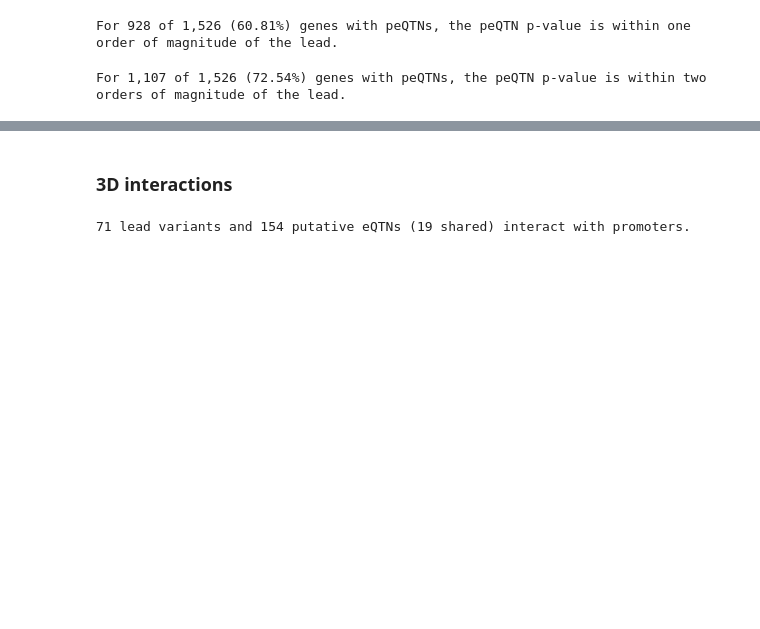
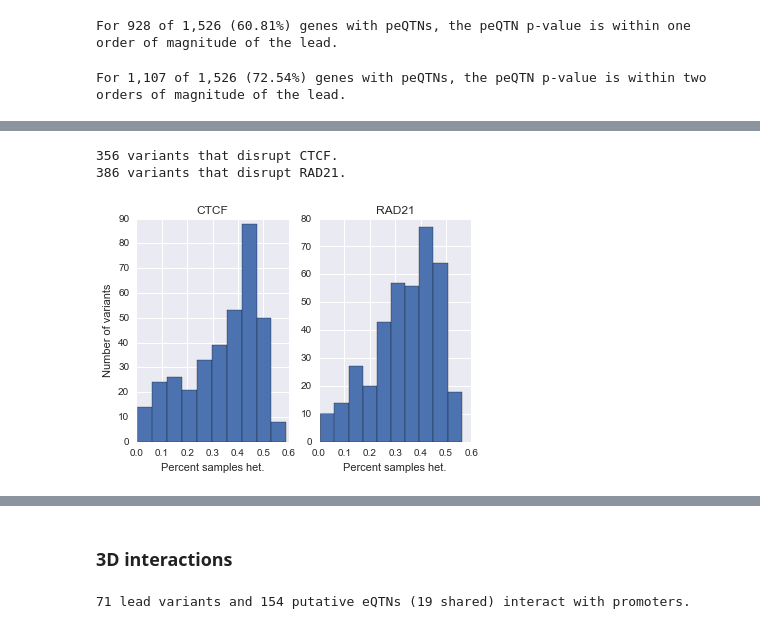
Before and after one commit to frazer-lab/cardips-ipsc-eqtl, a Jupyter notebook: notebooks/Fine Mapping.ipynb, the cells around one changed output, grey strips where cells are left out. Saved outputs shown, nothing was run; the diff lists cells and outputs as text; code cells hidden in the pictures; blank space fills up the shorter version.

```diff
--- a/notebooks/Fine Mapping.ipynb
+++ b/notebooks/Fine Mapping.ipynb
@@ -1166,2 +1111,0 @@ lead_peqtns.head()
-# %%
-tdf = lead_peqtns.ix[b]
@@ -1407,0 +1273,31 @@ For 1,107 of 1,526 (72.54%) genes with peQTNs, the peQTN p-value is within two o
+# %%
+tdf = gene_variants_f.copy(deep=True)
+# Disrupt known motif
+t = motif_disrupt.ix[set(tdf.location)]
+t = t[[x for x in t.columns if 'known' in x]]
+t = t.sum(axis=1)
+t = t[t > 0]
+tdf = tdf[tdf.location.apply(lambda x: x in set(t.index))]
+print(tdf.shape[0])
+# Within one order of magnitude of the lead
+tdf = tdf.merge(pvals_log, left_on='gene_id', right_index=True)
+tdf = tdf[tdf.pdiff < 1]
+print(tdf.shape[0])
+# DHS present in at least 11 lines
+tdf['dhs_count'] = tdf[[x for x in tdf.columns if 'dnase' in x]].sum(axis=1)
+tdf = tdf[tdf.dhs_count >= 11]
+print(tdf.shape[0])
+# Only SNVs
+tdf = tdf[tdf.ref.apply(lambda x: len(x)) == 1]
+tdf = tdf[tdf.alt.apply(lambda x: len(x)) == 1]
+print(tdf.shape[0])
+# Significant in Maurano
+tdf = tdf[tdf.location.apply(lambda x: x in set(tdf.location) &
+                             set(maurano_res[maurano_res['q.value_maurano'] < 0.05].index))]
+print(tdf.shape[0])
+# Not exonic
+tdf = tdf[tdf.exonic == False]
+print(tdf.shape[0])
+# Drop location duplicates
+tdf = tdf.drop_duplicates(subset='location')
+print(tdf.shape[0])
@@ -1407,0 +1420,2 @@ For 1,107 of 1,526 (72.54%) genes with peQTNs, the peQTN p-value is within two o
+# %%
+tdf = gene_variants_f[gene_variants_f.variant_type == 'snv']
@@ -1407,0 +1476,17 @@ For 1,107 of 1,526 (72.54%) genes with peQTNs, the peQTN p-value is within two o
+# %%
+print('{} variants that disrupt CTCF.'.format(ctcf_het.shape[0]))
+print('{} variants that disrupt RAD21.'.format(rad21_het.shape[0]))
+# %% [output]
+356 variants that disrupt CTCF.
+386 variants that disrupt RAD21.
+# %%
+fig,axs = plt.subplots(1, 2)
+ctcf_het.hist(ax=axs[0])
+axs[0].set_xlabel('Percent samples het.')
+axs[0].set_ylabel('Number of variants')
+axs[0].set_title('CTCF')
+rad21_het.hist(ax=axs[1])
+axs[1].set_xlabel('Percent samples het.')
+axs[1].set_title('RAD21');
+# %% [output]
+[figure, added]
```
Also changed, not shown: parts of 92 cells of this notebook, 17 other files.
